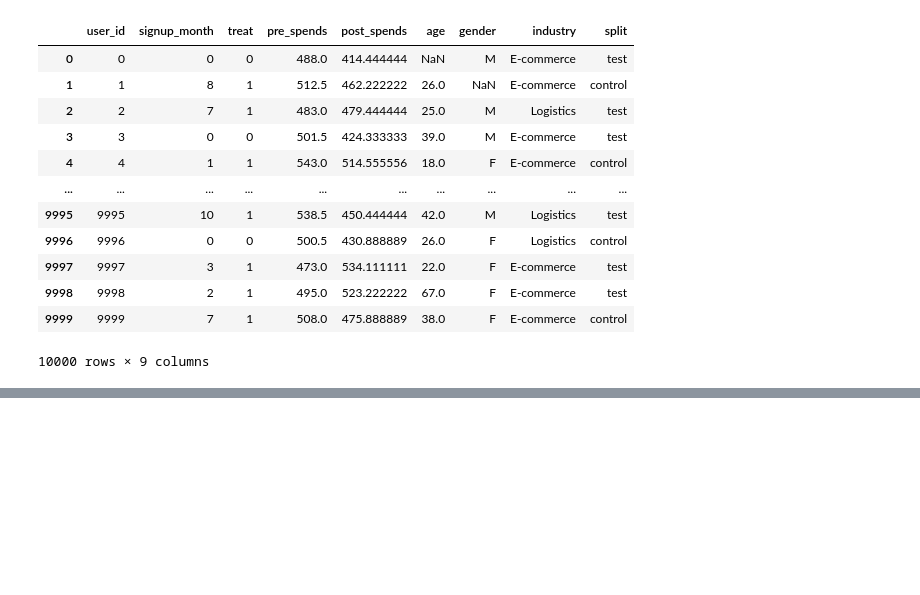
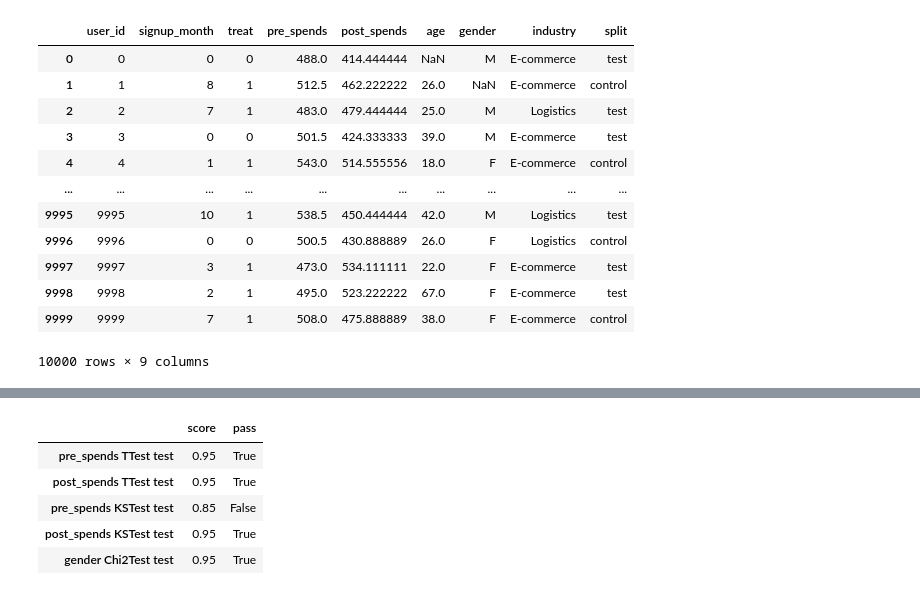
Before and after one commit to sb-ai-lab/HypEx, a Jupyter notebook: examples/tutorials/AATestTutorial.ipynb, the cells around one changed output, grey strips where cells are left out. Cells and saved outputs as stored; diff of their text form; code cells hidden in the pictures; blank space fills up the shorter version.

```diff
--- a/examples/tutorials/AATestTutorial.ipynb
+++ b/examples/tutorials/AATestTutorial.ipynb
@@ -276,0 +316,9 @@ res.experiments
+# %%
+res.aa_score
+# %% [output]
+|  | score | pass |
+| pre_spends TTest test | 0.95 | True |
+| post_spends TTest test | 0.95 | True |
+| pre_spends KSTest test | 0.85 | False |
+| post_spends KSTest test | 0.95 | True |
+| gender Chi2Test test | 0.95 | True |
```
Also changed, not shown: parts of 24 cells of this notebook, 3 other files.
